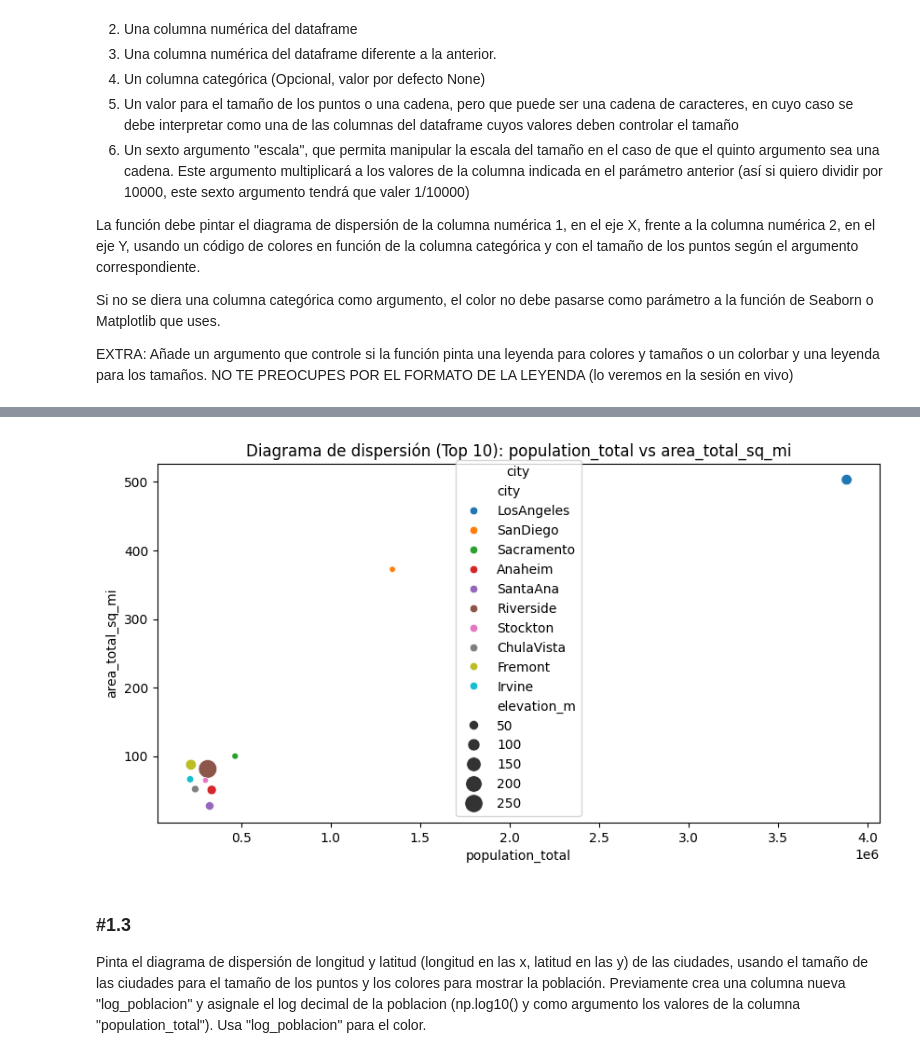
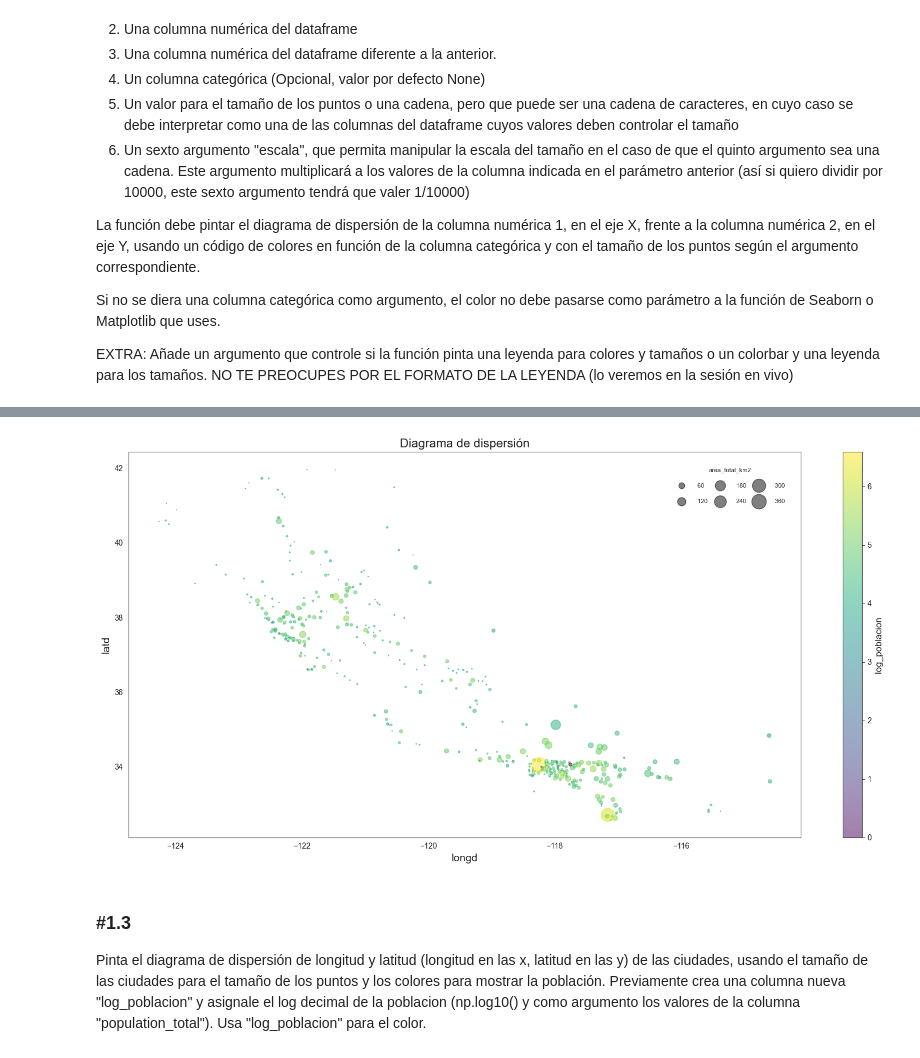
Before and after one commit to redani77/ONLINE_DS_THEBRIDGE_DaniCastillo, a Jupyter notebook: 008 VISUALIZACION DATOS/Unidad_02/Practica_Obligatoria/18_Practica_Obligatoria_Visualizacion_Presentacion.ipynb, the cells around one changed output, grey strips where cells are left out. Cells and saved outputs as stored; diff of their text form; code cells hidden in the pictures.

```diff
--- a/008 VISUALIZACION DATOS/Unidad_02/Practica_Obligatoria/18_Practica_Obligatoria_Visualizacion_Presentacion.ipynb
+++ b/008 VISUALIZACION DATOS/Unidad_02/Practica_Obligatoria/18_Practica_Obligatoria_Visualizacion_Presentacion.ipynb
@@ -175,0 +25,3 @@ dtype: int64
+# %%
+df = pd.read_csv("./data/california_cities.csv")
+df
@@ -175,0 +42,3 @@ dtype: int64
+# %%
+df.dropna(how='any', inplace=True)
+df.info()
@@ -324,11 +78,0 @@ scatter_plot_top10(california_cities_copy, 'population_total', 'area_total_sq_mi
-# %%
-scatter_plot_top10(
-    california_cities_copy,       # DataFrame
-    num_col1='population_total',  # Columna numérica para el eje X
-    num_col2='area_total_sq_mi',  # Columna numérica para el eje Y
-    cat_col='city',               # Columna categórica para colores (opcional)
-    size='elevation_m',           # Columna para el tamaño de los puntos
-
-)
-# %% [output]
-[figure, removed]
@@ -335,3 +152,9 @@ scatter_plot_top10(
+# %%
+df['log_poblacion'] = np.log10(df['population_total'])
+
+pintar_diagrama_dispersion(df, 'longd', 'latd', 'log_poblacion', 'area_total_km2', 0.3)
+# %% [output]
+[figure, added]
 # %% [markdown]
 ### #1.3
 
```
Also changed, not shown: parts of 32 cells of this notebook, 34 other files.
